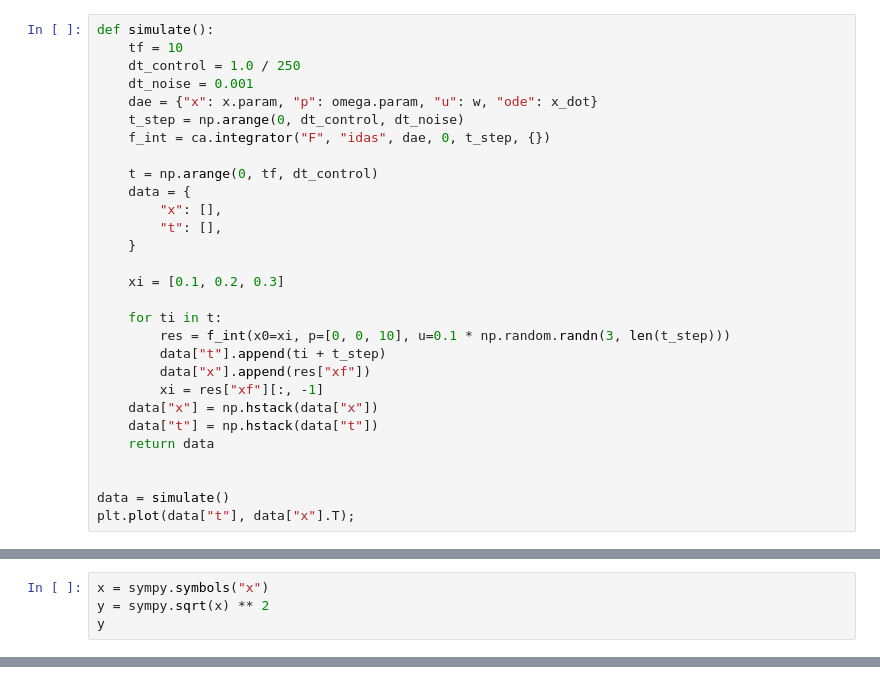
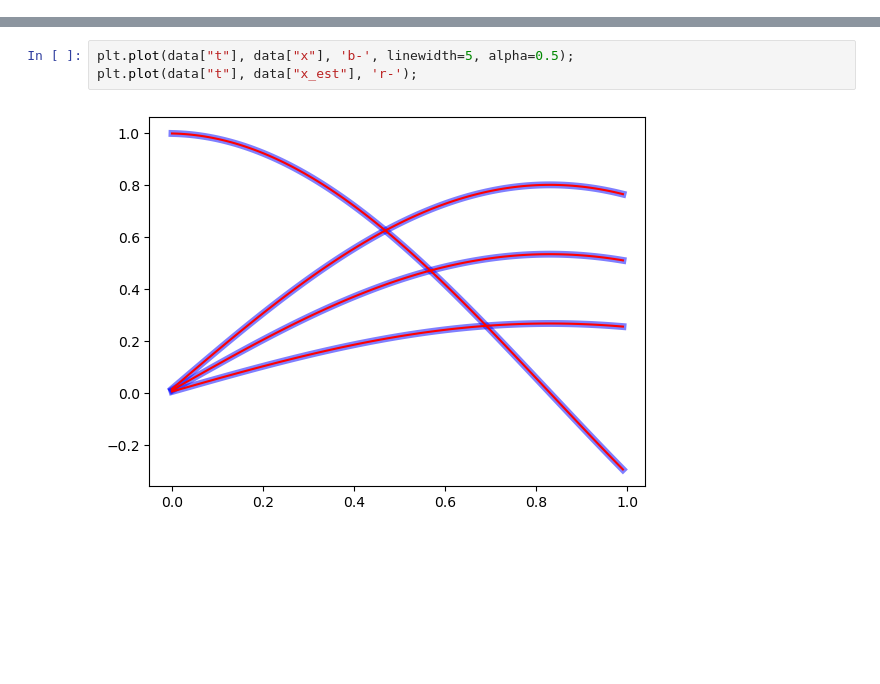
Before and after one commit to CogniPilot/cyecca, a Jupyter notebook: notebook/estimation/attitude_estimator.ipynb, the cells around one changed output, grey strips where cells are left out. Saved outputs shown, nothing was run; the diff lists cells and outputs as text; blank space fills up the shorter version.

```diff
--- a/notebook/estimation/attitude_estimator.ipynb
+++ b/notebook/estimation/attitude_estimator.ipynb
@@ -87,29 +85,0 @@ SX(@1=remainder(((sq(x_0)+sq(x_1))+sq(x_2)),39.4784), @2=4, @3=(@1/@2), @4=1e-07
-# %%
-def simulate():
-    tf = 10
-    dt_control = 1.0 / 250
-    dt_noise = 0.001
-    dae = {"x": x.param, "p": omega.param, "u": w, "ode": x_dot}
-    t_step = np.arange(0, dt_control, dt_noise)
-    f_int = ca.integrator("F", "idas", dae, 0, t_step, {})
-
-    t = np.arange(0, tf, dt_control)
-    data = {
-        "x": [],
-        "t": [],
-    }
-
-    xi = [0.1, 0.2, 0.3]
-
-    for ti in t:
-        res = f_int(x0=xi, p=[0, 0, 10], u=0.1 * np.random.randn(3, len(t_step)))
-        data["t"].append(ti + t_step)
-        data["x"].append(res["xf"])
-        xi = res["xf"][:, -1]
-    data["x"] = np.hstack(data["x"])
-    data["t"] = np.hstack(data["t"])
-    return data
-
-
-data = simulate()
-plt.plot(data["t"], data["x"].T);
@@ -120,4 +85,0 @@ import sympy
-# %%
-x = sympy.symbols("x")
-y = sympy.sqrt(x) ** 2
-y
@@ -125,0 +250,5 @@ $\displaystyle x$
+# %%
+plt.plot(data["t"], data["x"], 'b-', linewidth=5, alpha=0.5);
+plt.plot(data["t"], data["x_est"], 'r-');
+# %% [output]
+[figure, added]
```
Also changed, not shown: parts of 11 cells of this notebook, 5 other files.
